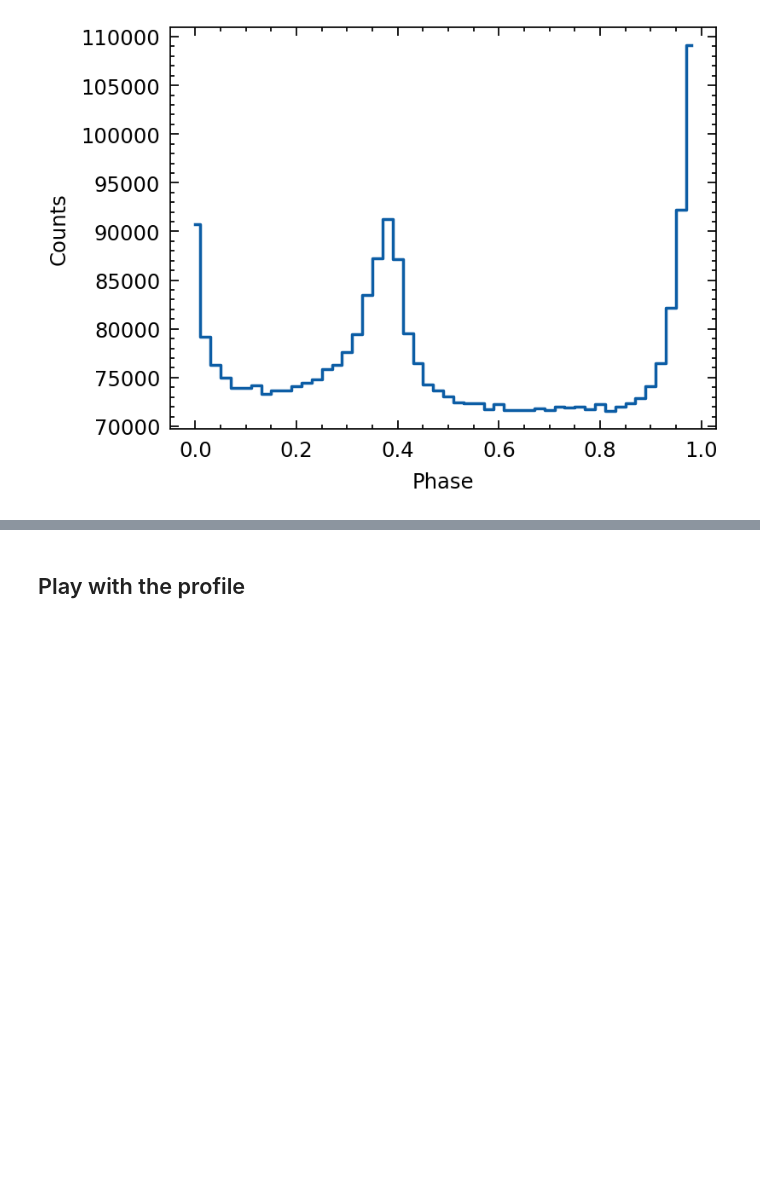
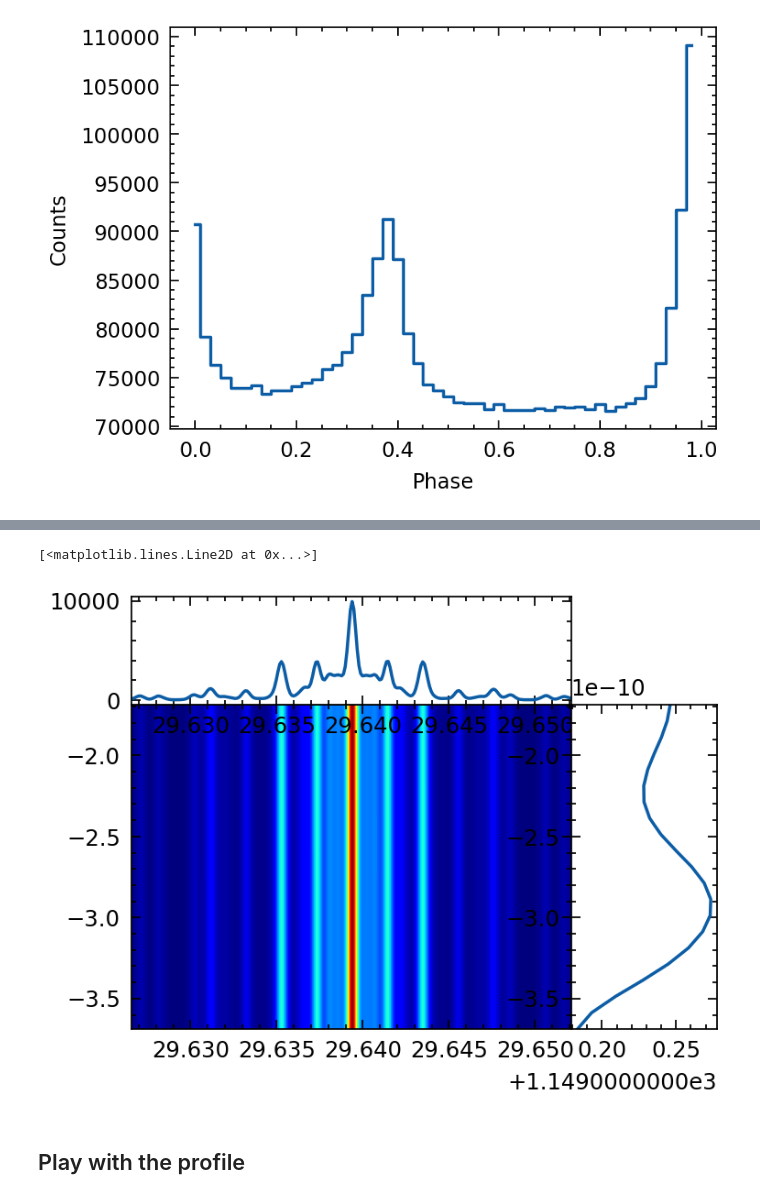
Before and after one commit to tuoyl/tat-pulsar, a Jupyter notebook: sphinxdocs/source/notebooks/PulsarTimingAnalysis.ipynb, the cells around one changed output, grey strips where cells are left out. Saved outputs shown, nothing was run; the diff lists cells and outputs as text; code cells hidden in the pictures; blank space fills up the shorter version.

```diff
--- a/sphinxdocs/source/notebooks/PulsarTimingAnalysis.ipynb
+++ b/sphinxdocs/source/notebooks/PulsarTimingAnalysis.ipynb
@@ -125,0 +130,5 @@ Text(0, 0.5, 'Counts')
+# %%
+result = search(tdb, f0=par.f0, f0_step=1e-4, f0_nstep=128,
+                f1=par.f1+1e-10, f1_step=1e-11, f1_nstep=10,
+                f2=0,
+                nbins=32, pepoch=tdb[0])
@@ -126,3 +152,33 @@ Text(0, 0.5, 'Counts')
+# %%
+from scipy import ndimage
+nbins=32
+
+fig = plt.figure()
+gs = fig.add_gridspec(4, 4, hspace=0, wspace=0)  # Adjust spacing here
+
+sigma = 2  # Standard deviation for Gaussian kernel
+smoothed_image = ndimage.gaussian_filter(result.chisquare, sigma=sigma)
+chisquare = smoothed_image
+
+# Main 2D map
+ax_main = fig.add_subplot(gs[1:4, 0:3])
+cax = ax_main.imshow(chisquare, aspect='auto', cmap='jet', origin='lower',
+                     extent=[result.freq[0], result.freq[-1], result.freqderiv[0],result.freqderiv[-1] ])
+# fig.colorbar(cax, ax=ax_main, orientation='vertical')
+ax_main.set_title('2D Map')
+
+# Marginal distribution for X dimension (sum over rows)
+ax_marg_x = fig.add_subplot(gs[0, 0:3], sharex=ax_main)
+ax_marg_x.plot(result.freq, np.mean(chisquare, axis=0) - nbins)
+# ax_marg_x.set_title('Marginal Distribution (X Dimension)')
+
+# Marginal distribution for Y dimension (sum over columns)
+ax_marg_y = fig.add_subplot(gs[1:4, 3], sharey=ax_main)
+ax_marg_y.plot(np.mean(chisquare, axis=1) - nbins, result.freqderiv)
+# ax_marg_y.set_title('Marginal Distribution (Y Dimension)')
+# %% [output]
+[<matplotlib.lines.Line2D at 0x...>]
+[figure, added]
 # %% [markdown]
 ## Play with the profile
 # %%
```
Also changed, not shown: parts of 4 cells of this notebook, 2 other files.
